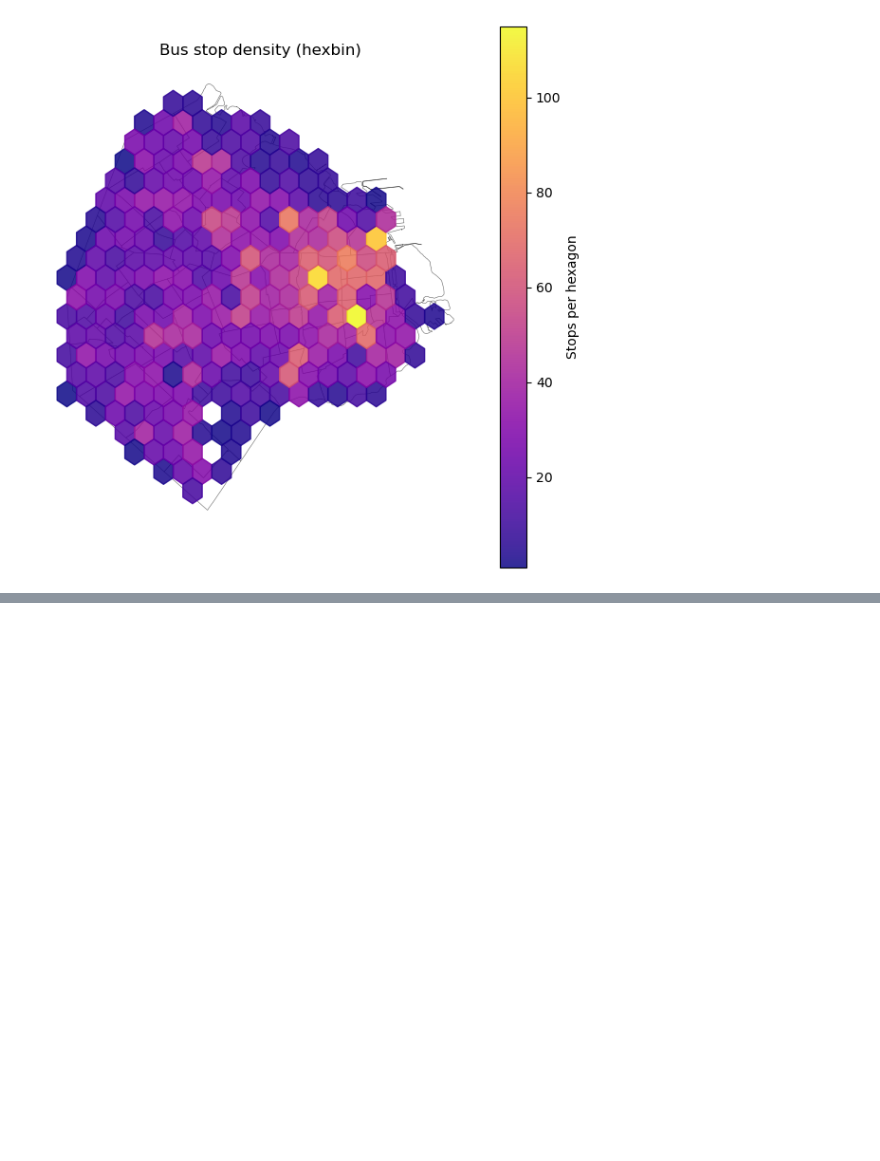
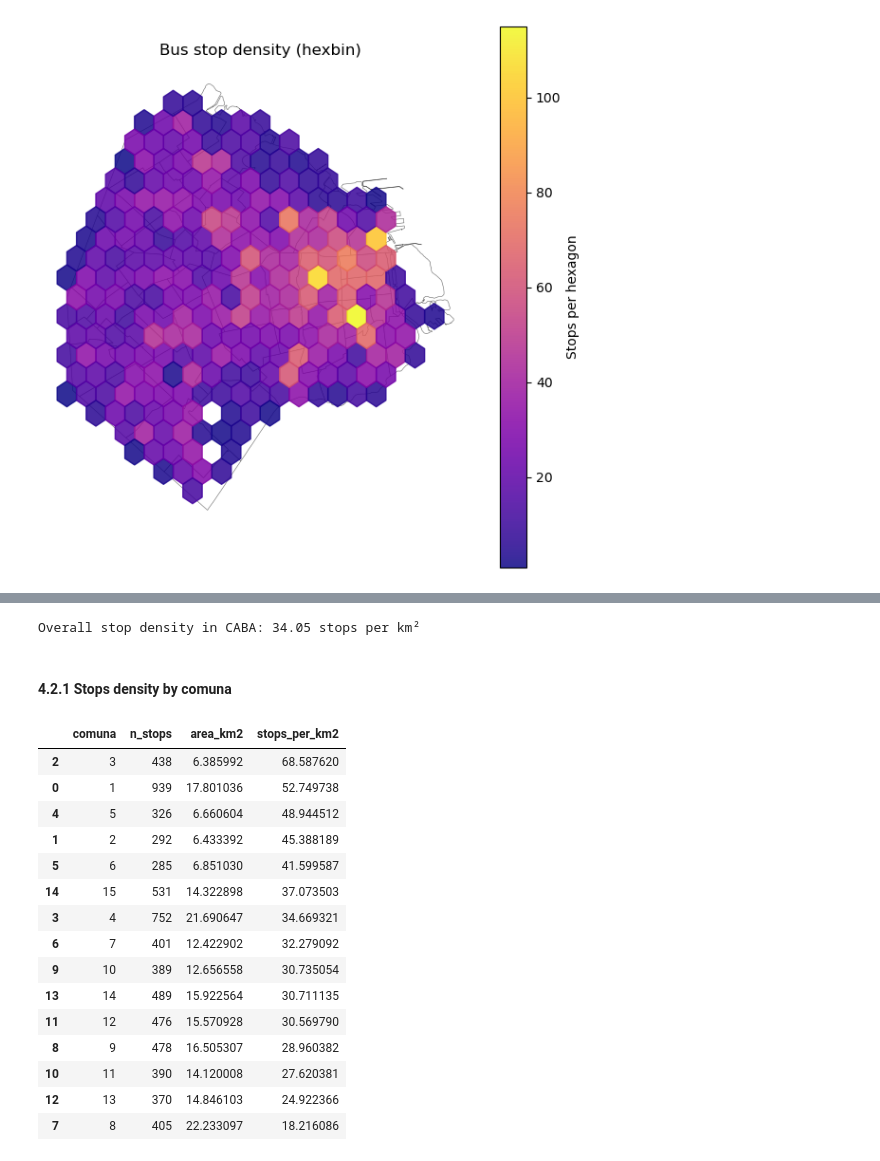
Before and after one commit to FacundoBerthet/caba-public-transport-analysis, a Jupyter notebook: notebooks/02_EDA_bus_stops.ipynb, the cells around one changed output, grey strips where cells are left out. Cells and saved outputs as stored; diff of their text form; code cells hidden in the pictures; blank space fills up the shorter version.

```diff
--- a/notebooks/02_EDA_bus_stops.ipynb
+++ b/notebooks/02_EDA_bus_stops.ipynb
@@ -338,0 +427,33 @@ The resulting hexbin map offers a high-level view of bus stop density across CAB
+# %%
+total_stops = stops.shape[0]
+caba_area = comunas["area_km2"].sum()
+stops_per_km2_caba = total_stops / caba_area
+
+print(f"Overall stop density in CABA: {stops_per_km2_caba:.2f} stops per km²")
+# %% [output]
+Overall stop density in CABA: 34.05 stops per km²
+# %% [markdown]
+#### 4.2.1 Stops density by comuna
+# %%
+stops_by_comuna = stops.groupby("comuna").size().rename("n_stops").reset_index()
+comunas_density = comunas.merge(stops_by_comuna, on="comuna")
+comunas_density["stops_per_km2"] = comunas_density["n_stops"] / comunas_density["area_km2"]
+
+display(comunas_density[["comuna", "n_stops", "area_km2", "stops_per_km2"]].sort_values("stops_per_km2", ascending=False))
+# %% [output]
+|  | comuna | n_stops | area_km2 | stops_per_km2 |
+| 2 | 3 | 438 | 6.385992 | 68.587620 |
+| 0 | 1 | 939 | 17.801036 | 52.749738 |
+| 4 | 5 | 326 | 6.660604 | 48.944512 |
+| 1 | 2 | 292 | 6.433392 | 45.388189 |
+| 5 | 6 | 285 | 6.851030 | 41.599587 |
+| 14 | 15 | 531 | 14.322898 | 37.073503 |
+| 3 | 4 | 752 | 21.690647 | 34.669321 |
+| 6 | 7 | 401 | 12.422902 | 32.279092 |
+| 9 | 10 | 389 | 12.656558 | 30.735054 |
+| 13 | 14 | 489 | 15.922564 | 30.711135 |
+| 11 | 12 | 476 | 15.570928 | 30.569790 |
+| 8 | 9 | 478 | 16.505307 | 28.960382 |
+| 10 | 11 | 390 | 14.120008 | 27.620381 |
+| 12 | 13 | 370 | 14.846103 | 24.922366 |
+| 7 | 8 | 405 | 22.233097 | 18.216086 |
```
Also changed, not shown: parts of 14 cells of this notebook.
